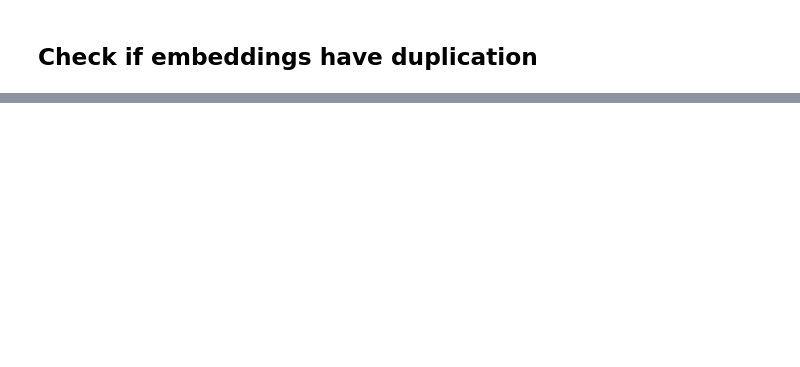
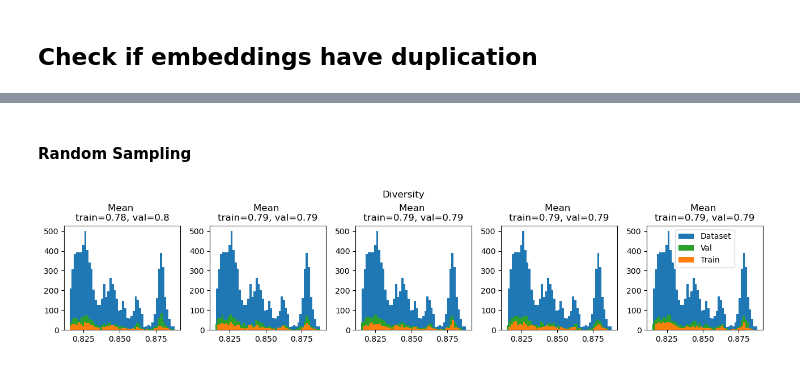
Before and after one commit to stepp1/protera-stability, a Jupyter notebook: parallel-synthesis/experiments/exploration_splits.ipynb, the cells around one changed output, grey strips where cells are left out. Saved outputs shown, nothing was run; the diff lists cells and outputs as text; code cells hidden in the pictures; blank space fills up the shorter version.

```diff
--- a/parallel-synthesis/experiments/exploration_splits.ipynb
+++ b/parallel-synthesis/experiments/exploration_splits.ipynb
@@ -141,0 +241,64 @@ sum(df_test.consensus_stability_score.values == diversity_test.consensus_stabili
+# %% [markdown]
+#### Random Sampling
+# %%
+import torch
+
+f, axs = plt.subplots(ncols=5, figsize=(13,3))
+
+for ax in axs.flatten():
+    full_dataset = ProteinStabilityDataset(base_path / "stability.h5", ret_dict=True)
+    dataset = ProteinStabilityDataset(base_path / "stability_train.h5", ret_dict=True)
+
+    X, y = full_dataset.X, full_dataset.y
+
+    train_set, val_set = torch.utils.data.random_split(
+        dataset,
+        lengths=[int(len(dataset) * 0.8), len(dataset) - int(len(dataset) * 0.8)],
+    )
+
+    data_train = train_set.dataset[train_set.indices]
+    data_val = val_set.dataset[val_set.indices]
+
+    train_size = len(train_set)
+    train_indices = train_set.indices
+    np.random.shuffle(train_indices)
+
+    random_split_idx = int(np.floor(0.13 * train_size))
+    sampler = torch.utils.data.SubsetRandomSampler(
+        train_indices[:random_split_idx]
+    )
+    new_train_indices = train_indices[:random_split_idx]
+
+    train_loader = torch.utils.data.DataLoader(
+        dataset, batch_size=900, sampler=sampler
+    )
+
+    data_train = next(iter(train_loader))
+
+    seqs_train = v_bytes_to_str(data_train["sequences"])
+    seqs_val = v_bytes_to_str(data_val["sequences"])
+    subset_diversity_train = diversity_dset[diversity_dset.sequence.isin(seqs_train)]
+    subset_diversity_val = diversity_dset[diversity_dset.sequence.isin(seqs_val)]
+    subset_diversity_train = subset_diversity_train.sort_values(by="diversity", ascending=True)
+    subset_diversity_val = subset_diversity_val.sort_values(by="diversity", ascending=True)
+
+    # check intersection
+    if len(set(subset_diversity_train.sequence).intersection(set(subset_diversity_val.sequence))) != 0:
+        print("train and val duplication")
+
+    ax.hist(diversity_dset_sorted.diversity[1000:], bins=50, label="Dataset", color='#1f77b4')
+    ax.hist(subset_diversity_val.diversity[150:], bins=50, label="Val", color='#2ca02c')
+    ax.hist(subset_diversity_train.diversity[100:], bins=50, label="Train", color = '#ff7f0e')
+    mean_train = subset_diversity_train.diversity.mean()
+    mean_val = subset_diversity_val.diversity.mean()
+    ax.set_title(f"Mean \ntrain={round(mean_train, 2)}, val={round(mean_val, 2)}")
+
+f.suptitle("Diversity")
+f.tight_layout(rect=[0, 0.03, 1, 0.95])
+# handles, labels = ax.get_legend_handles_labels()
+# # sort both labels and handles by labels
+# handles, labels = handles[::-1], labels[::-1]
+ax.legend()
+plt.show()
+# %% [output]
+[figure, added]
```
Also changed, not shown: parts of 26 cells of this notebook.
